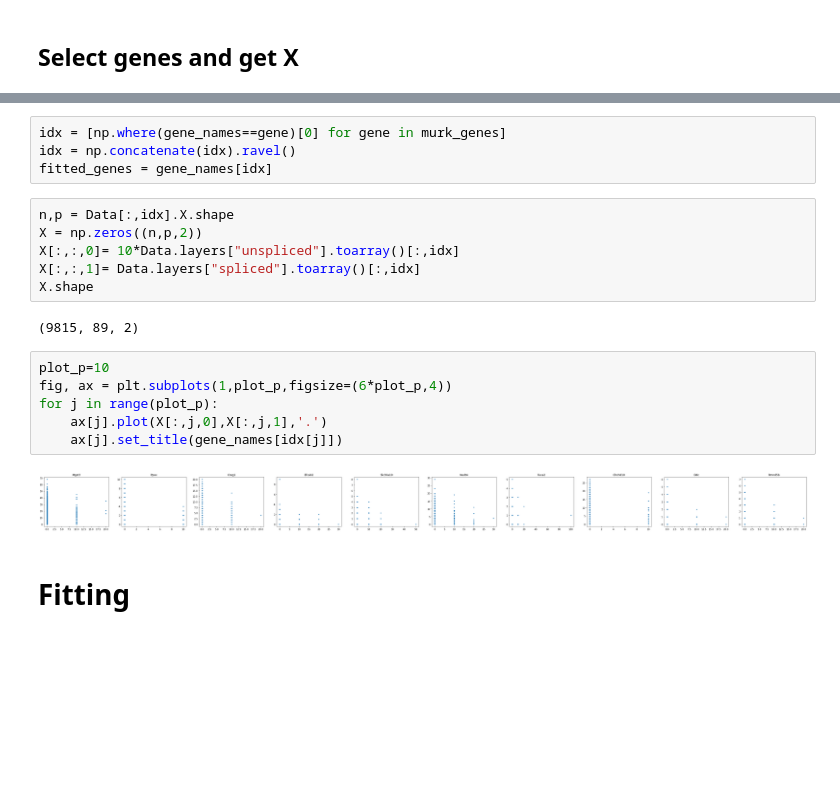
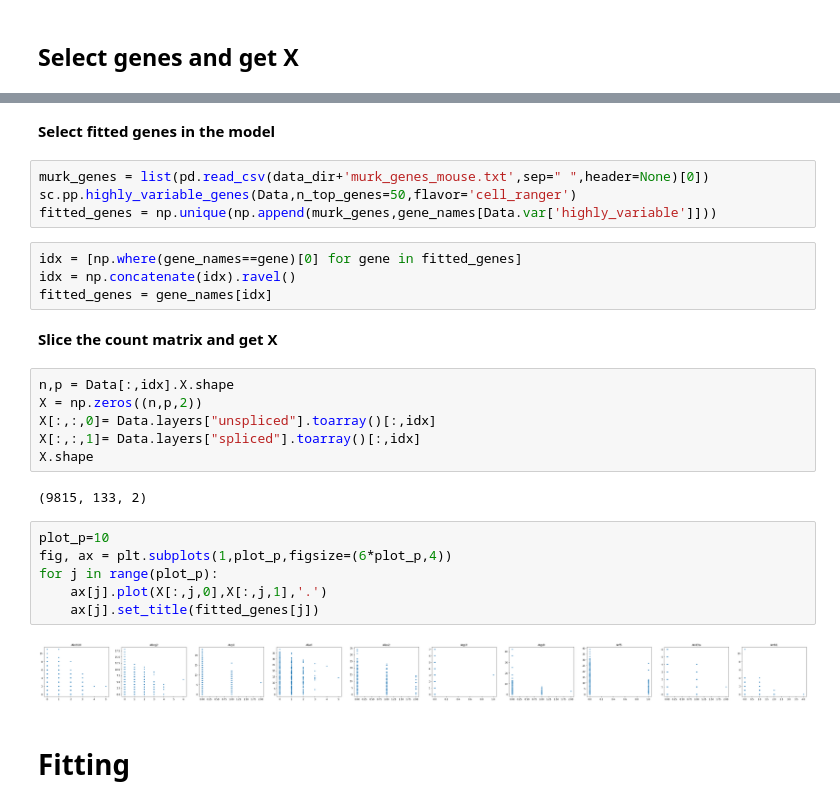
Before and after one commit to pachterlab/FGP_2024, a Jupyter notebook: notebooks/Barile.ipynb, the cells around one changed output, grey strips where cells are left out. Saved outputs shown, nothing was run; the diff lists cells and outputs as text; blank space fills up the shorter version.

```diff
--- a/notebooks/Barile.ipynb
+++ b/notebooks/Barile.ipynb
@@ -128,23 +125,31 @@ murk_genes = list(pd.read_csv(data_dir+'murk_genes_mouse.txt',sep=" ",header=Non
+# %% [markdown]
+**Select fitted genes in the model**
+# %%
+murk_genes = list(pd.read_csv(data_dir+'murk_genes_mouse.txt',sep=" ",header=None)[0])
+sc.pp.highly_variable_genes(Data,n_top_genes=50,flavor='cell_ranger')
+fitted_genes = np.unique(np.append(murk_genes,gene_names[Data.var['highly_variable']]))
 # %%
-idx = [np.where(gene_names==gene)[0] for gene in murk_genes]
+idx = [np.where(gene_names==gene)[0] for gene in fitted_genes]
 idx = np.concatenate(idx).ravel()
 fitted_genes = gene_names[idx]
+# %% [markdown]
+**Slice the count matrix and get X**
 # %%
 n,p = Data[:,idx].X.shape
 X = np.zeros((n,p,2))
-X[:,:,0]= 10*Data.layers["unspliced"].toarray()[:,idx]
+X[:,:,0]= Data.layers["unspliced"].toarray()[:,idx]
 X[:,:,1]= Data.layers["spliced"].toarray()[:,idx]
 X.shape
 # %% [output]
-(9815, 89, 2)
+(9815, 133, 2)
 # %%
 plot_p=10
 fig, ax = plt.subplots(1,plot_p,figsize=(6*plot_p,4))
 for j in range(plot_p):
     ax[j].plot(X[:,j,0],X[:,j,1],'.')
-    ax[j].set_title(gene_names[idx[j]])
+    ax[j].set_title(fitted_genes[j])
 # %% [output]
-[figure, old version]
+[figure, new version]
 # %% [markdown]
 # Fitting
 # %%
```
Also changed, not shown: parts of 15 cells of this notebook, 1 other file.
